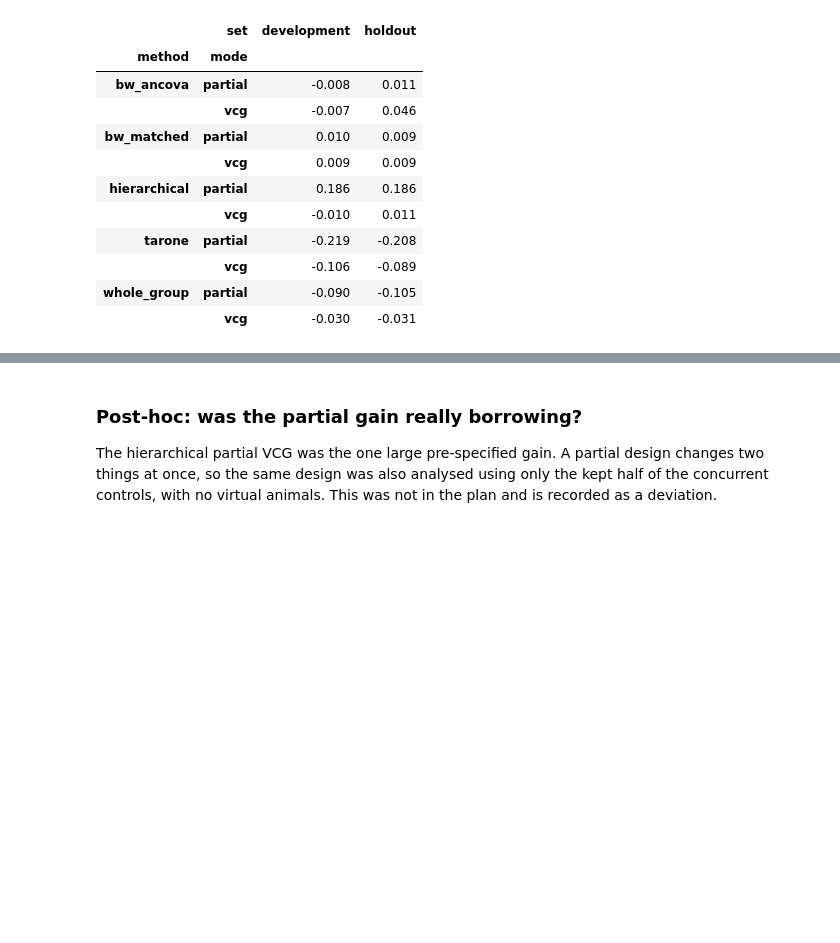
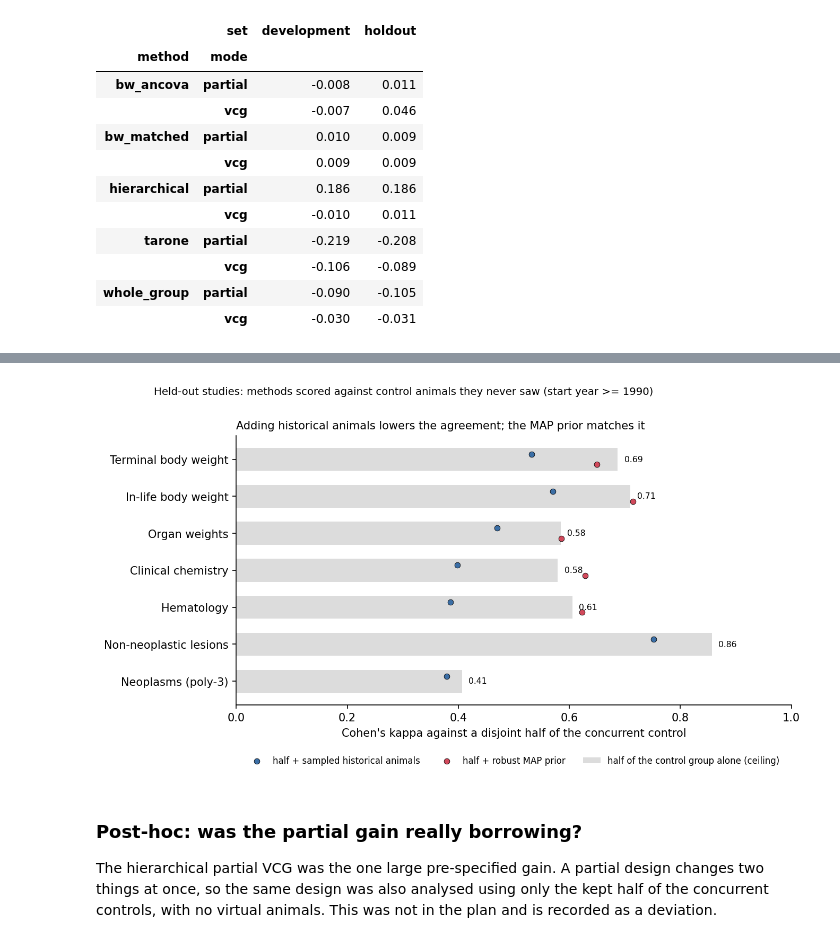
Before and after one commit to Jkovv/virtual-control-groups-ntp, a Jupyter notebook: notebooks/walkthrough.ipynb, the cells around one changed output, grey strips where cells are left out. Cells and saved outputs as stored; diff of their text form; code cells hidden in the pictures; blank space fills up the shorter version.

```diff
--- a/notebooks/walkthrough.ipynb
+++ b/notebooks/walkthrough.ipynb
@@ -442,3 +495,7 @@ vs[vs["domain"] == "all"].pivot_table(index=["method", "mode"], columns="set",
+# %%
+display(Image(filename=str(C.FIGURES_DIR / "noise_ceiling.png"), width=950))
+# %% [output]
+[figure, added]
 # %% [markdown]
 ### Post-hoc: was the partial gain really borrowing?
 
```
Also changed, not shown: parts of 7 cells of this notebook.
